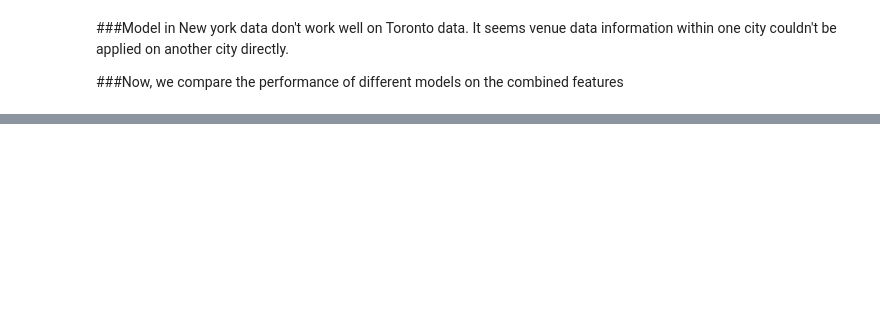
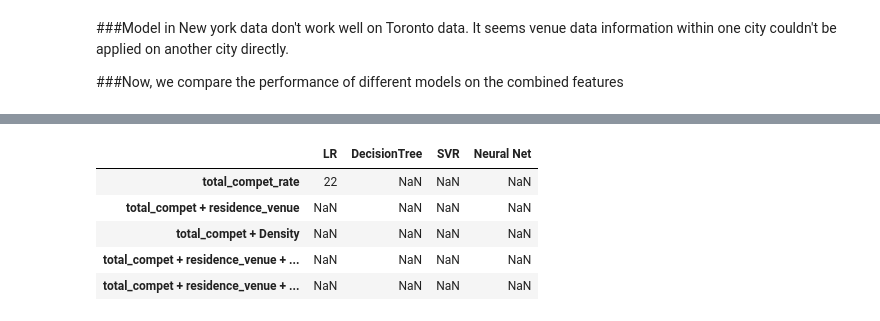
Before and after one commit to laurence-lin/Coursera_Capstone, a Jupyter notebook: Final_Project_Train.ipynb, the cells around one changed output, grey strips where cells are left out. Saved outputs shown, nothing was run; the diff lists cells and outputs as text; code cells hidden in the pictures; blank space fills up the shorter version.

```diff
--- a/Final_Project_Train.ipynb
+++ b/Final_Project_Train.ipynb
@@ -261,0 +390,11 @@ print('Random rank score = ', mean_rand_score)
+# %%
+df = df_performance.copy()
+df.loc['total_compet_rate'][0] = 22
+df
+# %% [output]
+|  | LR | DecisionTree | SVR | Neural Net |
+| total_compet_rate | 22 | NaN | NaN | NaN |
+| total_compet + residence_venue | NaN | NaN | NaN | NaN |
+| total_compet + Density | NaN | NaN | NaN | NaN |
+| total_compet + residence_venue + ... | NaN | NaN | NaN | NaN |
+| total_compet + residence_venue + ... | NaN | NaN | NaN | NaN |
```
Also changed, not shown: parts of 24 cells of this notebook.
